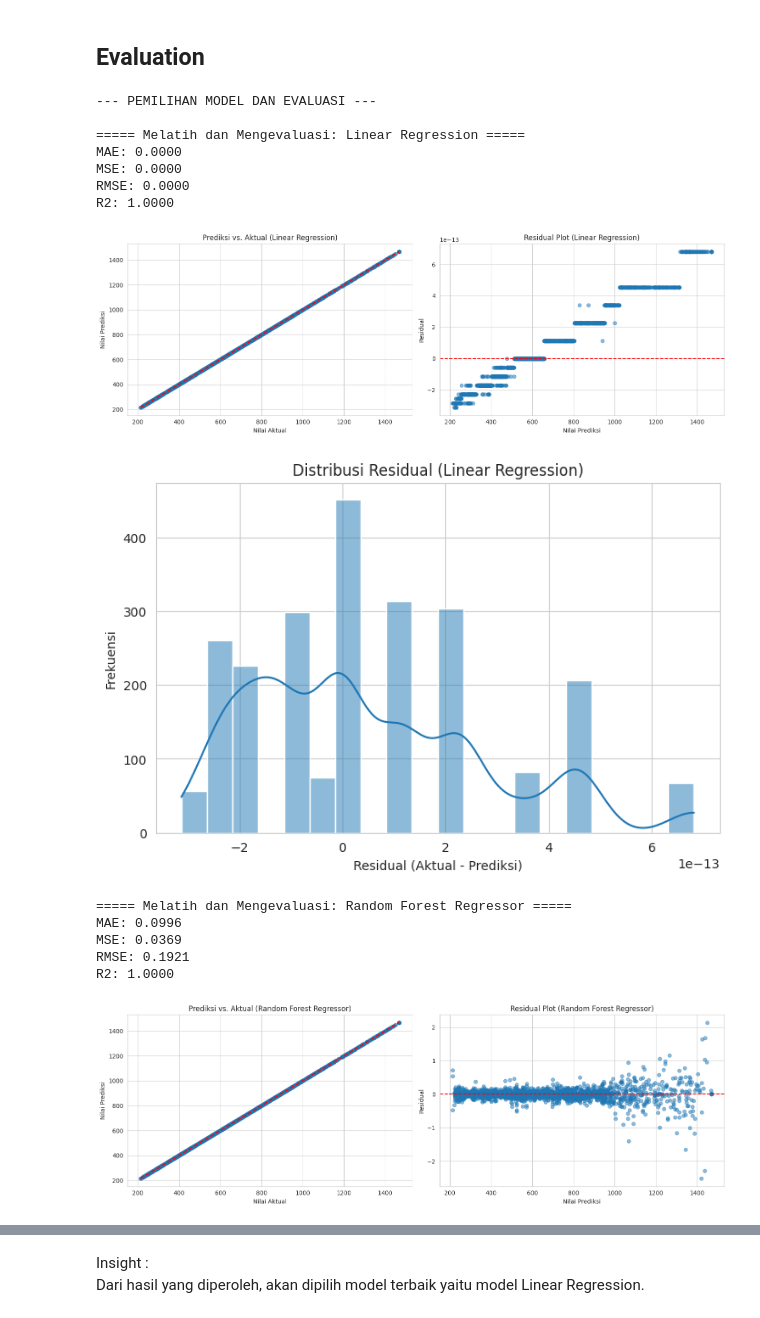
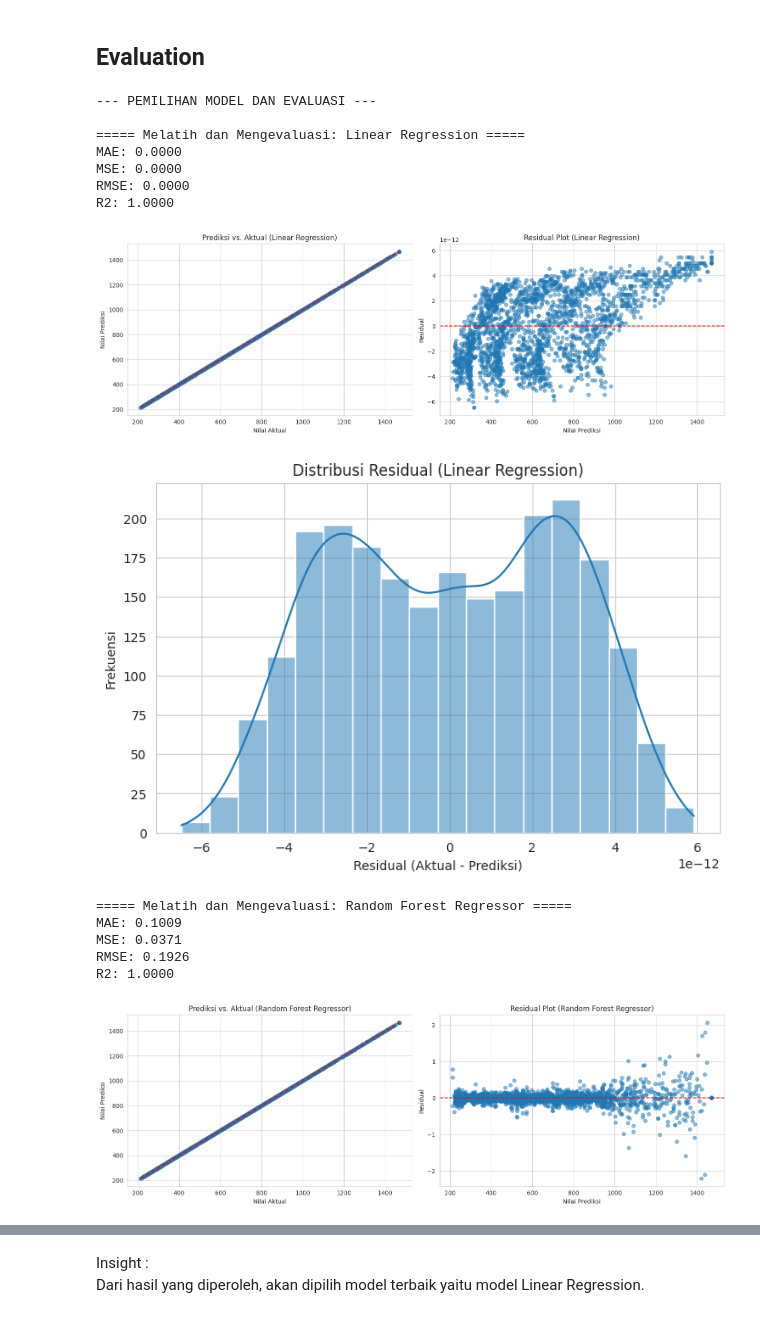
Before and after one commit to rahayunr16/Soed_Team, a Jupyter notebook: COMPFEST17.ipynb, the cells around one changed output, grey strips where cells are left out. Cells and saved outputs as stored; diff of their text form; code cells hidden in the pictures.

```diff
--- a/COMPFEST17.ipynb
+++ b/COMPFEST17.ipynb
@@ -875,7 +858,7 @@ Semua variabel kategorikal (`cluster_id`, `year`, `month`, dan `day_of_week`) me
 
 Akan dilakukan encoding pada kolom kategorikal yaitu kolom `cluster_id`, `year`, `month`, `day_of_week` menggunakan jenis One-Hot-Encoding.
 # %%
-categorical_columns_to_encode = ['cluster_id', 'year', 'month', 'day_of_week']
+categorical_columns_to_encode = ['cluster_id','month', 'day_of_week']
 
 df_train1_encoded = pd.get_dummies(df_train1,
                             columns=categorical_columns_to_encode)
@@ -943,12 +908,0 @@ Ukuran variabel target (y): (11688,)
-# %%
-X_train, X_test, y_train, y_test = train_test_split(
-    X, y,
-    test_size=0.2,
-    random_state=42
-)
-
-print(f"\n--- Hasil Split Data ---")
-print(f"Ukuran X_train: {X_train.shape}")
-print(f"Ukuran y_train: {y_train.shape}")
-print(f"Ukuran X_test: {X_test.shape}")
-print(f"Ukuran y_test: {y_test.shape}")
@@ -991,11 +908,0 @@ Kolom numerik yang akan distandarisasi: ['temperature_2m_max', 'temperature_2m_m
-# %%
-scaler = StandardScaler()
-
-X_train[actual_numerical_features_to_scale] = scaler.fit_transform(X_train[actual_numerical_features_to_scale])
-X_test[actual_numerical_features_to_scale] = scaler.transform(X_test[actual_numerical_features_to_scale])
-
-print("\n--- X_train setelah Standarisasi (5 baris pertama, fokus pada kolom yang discale) ---")
-print(X_train[actual_numerical_features_to_scale].head())
-
-print("\n--- X_test setelah Standarisasi (5 baris pertama, fokus pada kolom yang discale) ---")
-print(X_test[actual_numerical_features_to_scale].head())
@@ -1030,11 +1003,15 @@ models = {
 
 results = {}
 
+# Latih dan evaluasi setiap model
 for name, model in models.items():
-    model.fit(X_train, y_train)
+    # Latih model
+    model.fit(X_train_scaled, y_train)
 
-    y_pred = model.predict(X_test)
+    # Lakukan prediksi pada data uji
+    y_pred = model.predict(X_test_scaled)
 
+    # Calculate regression metrics instead of accuracy
     mae = mean_absolute_error(y_test, y_pred)
     mse = mean_squared_error(y_test, y_pred)
     rmse = np.sqrt(mse)
@@ -1042,8 +1019,10 @@ for name, model in models.items():
 
     results[name] = {'MAE': mae, 'MSE': mse, 'RMSE': rmse, 'R2': r2}
 
+# Buat DataFrame untuk menampilkan hasil dalam bentuk tabel
 results_df = pd.DataFrame.from_dict(results, orient='index')
 
+# Cetak tabel hasil
 print("\nPerbandingan Performa Model Regresi:")
 print(results_df)
 # %% [output]
@@ -1074,8 +1053,8 @@ for name, model in models.items():
     print(f"\n===== Melatih dan Mengevaluasi: {name} =====")
 
     # Latih model
-    model.fit(X_train, y_train)
-    y_pred = model.predict(X_test)
+    model.fit(X_train_scaled, y_train)
+    y_pred = model.predict(X_test_scaled)
 
     # Hitung metrik evaluasi regresi
     mae = mean_absolute_error(y_test, y_pred)
@@ -1107,38 +1086,38 @@ for name, model in models.items():
     plt.axhline(y=0, color='r', linestyle='--')
     plt.xlabel('Nilai Prediksi')
     plt.ylabel('Residual')
     plt.title(f'Residual Plot ({name})')
     plt.grid(True)
 
     plt.tight_layout()
     plt.show()
 
     plt.figure(figsize=(8, 5))
     sns.histplot(residuals, kde=True)
     plt.title(f'Distribusi Residual ({name})')
     plt.xlabel('Residual (Aktual - Prediksi)')
     plt.ylabel('Frekuensi')
     plt.grid(True)
     plt.show()
 
 
 # --- Tampilkan Tabel Perbandingan Performa Model Regresi ---
 results_df = pd.DataFrame(results).T
 print("\nPerbandingan Performa Model Regresi:")
 print(results_df)
 # %% [output]
 --- PEMILIHAN MODEL DAN EVALUASI ---
 
 ===== Melatih dan Mengevaluasi: Linear Regression =====
 MAE: 0.0000
 MSE: 0.0000
 RMSE: 0.0000
 R2: 1.0000
-[figure, old version]
+[figure, new version]
-[figure, old version]
+[figure, new version]
 ===== Melatih dan Mengevaluasi: Random Forest Regressor =====
-MAE: 0.0996
-MSE: 0.0369
-RMSE: 0.1921
+MAE: 0.1009
+MSE: 0.0371
+RMSE: 0.1926
 R2: 1.0000
-[figure, old version]
+[figure, new version]
```
Also changed, not shown: parts of 43 cells of this notebook.
